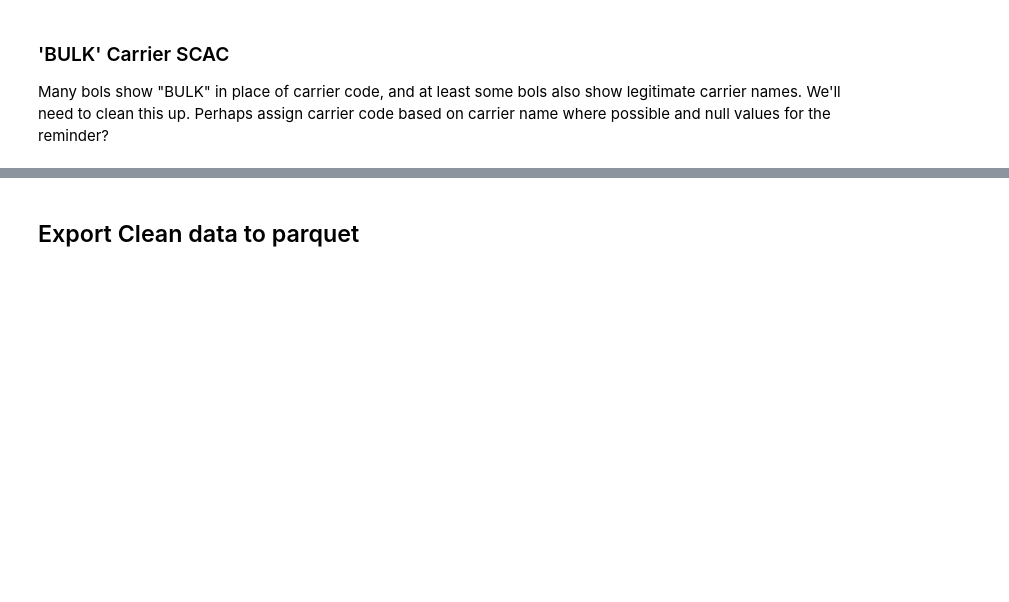
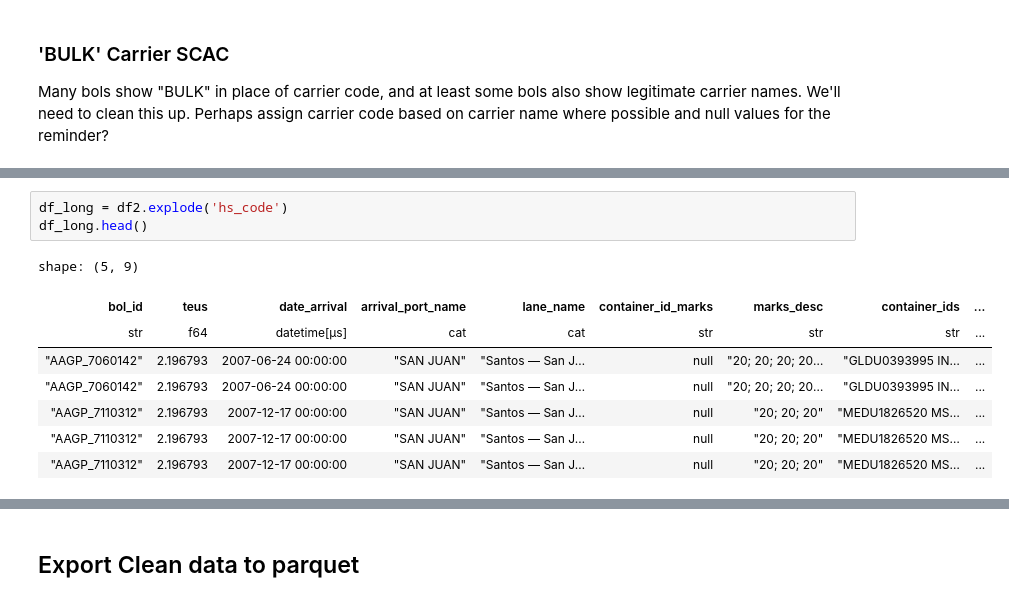
Before and after one commit to epistemetrica/PIERS-Data-Project, a Jupyter notebook: data_cleaning.ipynb, the cells around one changed output, grey strips where cells are left out. Drawn from its saved outputs; the diff is of its cells as text; blank space fills up the shorter version.

```diff
--- a/data_cleaning.ipynb
+++ b/data_cleaning.ipynb
@@ -494,0 +826,12 @@ Many bols show "BULK" in place of carrier code, and at least some bols also show
+# %%
+df_long = df2.explode('hs_code')
+df_long.head()
+# %% [output]
+shape: (5, 9)
+| bol_id | teus | date_arrival | arrival_port_name | lane_name | container_id_marks | marks_desc | container_ids | ... |
+| str | f64 | datetime[μs] | cat | cat | str | str | str | ... |
+| "AAGP_7060142" | 2.196793 | 2007-06-24 00:00:00 | "SAN JUAN" | "Santos — San J… | null | "20; 20; 20; 20… | "GLDU0393995 IN… | ... |
+| "AAGP_7060142" | 2.196793 | 2007-06-24 00:00:00 | "SAN JUAN" | "Santos — San J… | null | "20; 20; 20; 20… | "GLDU0393995 IN… | ... |
+| "AAGP_7110312" | 2.196793 | 2007-12-17 00:00:00 | "SAN JUAN" | "Santos — San J… | null | "20; 20; 20" | "MEDU1826520 MS… | ... |
+| "AAGP_7110312" | 2.196793 | 2007-12-17 00:00:00 | "SAN JUAN" | "Santos — San J… | null | "20; 20; 20" | "MEDU1826520 MS… | ... |
+| "AAGP_7110312" | 2.196793 | 2007-12-17 00:00:00 | "SAN JUAN" | "Santos — San J… | null | "20; 20; 20" | "MEDU1826520 MS… | ... |
```
Also changed, not shown: parts of 23 cells of this notebook, 1 other file.
